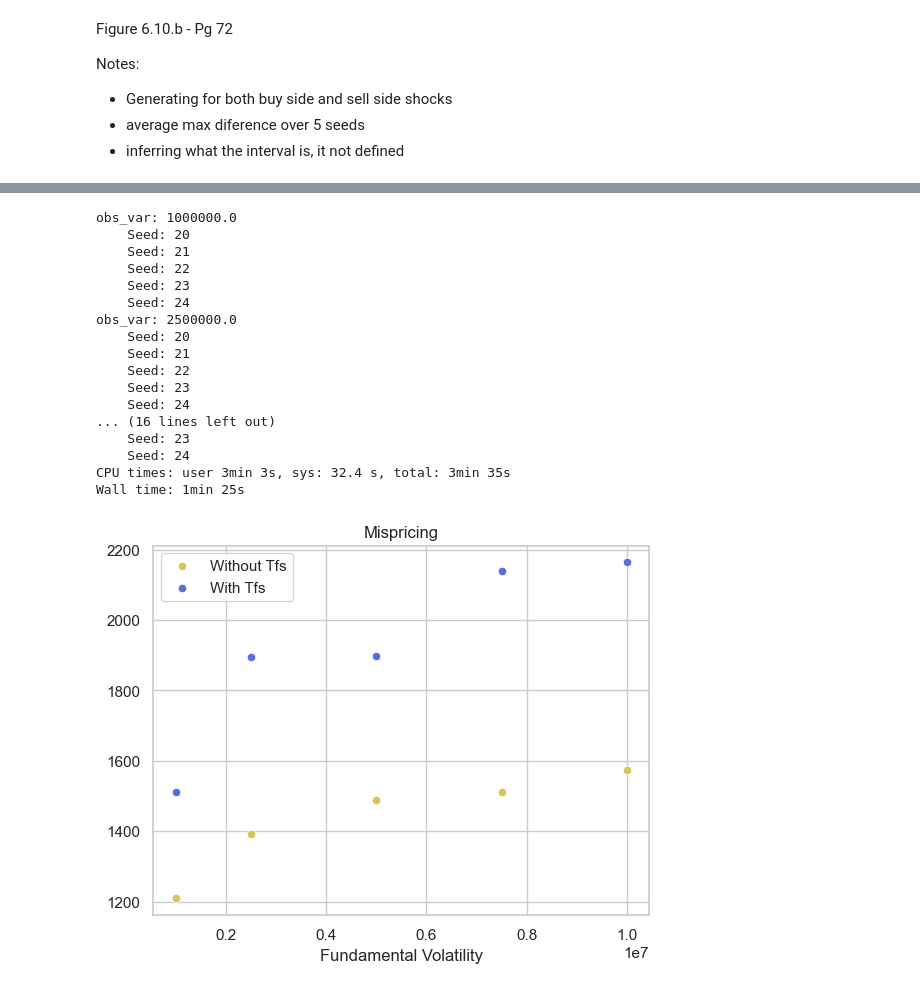
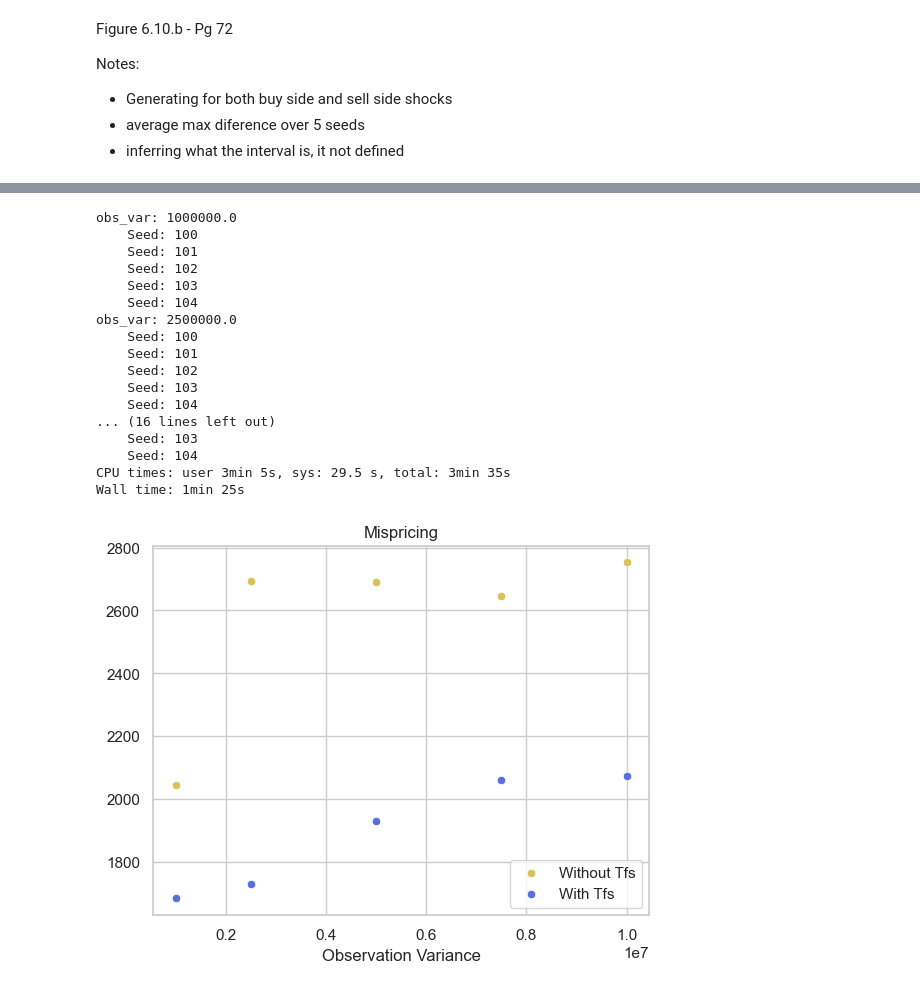
Before and after one commit to dipplestix/pymarketsim, a Jupyter notebook: recreation_6.5.ipynb, the cells around one changed output, grey strips where cells are left out. Saved outputs shown, nothing was run; the diff lists cells and outputs as text; code cells hidden in the pictures.

```diff
--- a/recreation_6.5.ipynb
+++ b/recreation_6.5.ipynb
@@ -495,7 +495,7 @@ for volatility in [10, 50, 100, 200, 300, 400, 500, 600, 700, 800, 900, 1000]:
                 obs_var = 1e6,
                 eta = 0.8,
                 observe_transactions = True,
-                strategic_variance = 1e6,
+                strategic_variance = 1e3,
                 shock_entry_time = 5000,
                 shock_interval = 500,
                 shock_volume = 50,
@@ -539,7 +539,7 @@ for volatility in [10, 50, 100, 200, 300, 400, 500, 600, 700, 800, 900, 1000]:
                 obs_var = 1e6,
                 eta = 0.8,
                 observe_transactions = True,
-                strategic_variance = 1e6,
+                strategic_variance = 1e3,
                 shock_entry_time = 5000,
                 shock_interval = 500,
                 shock_volume = 50,
@@ -1106,7 +1105,7 @@ plot_trend = {}
 
 for obs_var in [1e6,2.5e6, 5e6, 7.5e6, 1e7]:
     print(f"obs_var: {obs_var}")
-    for seed in range(20, 25):
+    for seed in range(100, 105):
         print(f"    Seed: {seed}")
         sim_no_trend = ShockSimulator(
                 num_background_agents=66,
@@ -1119,16 +1118,16 @@ for obs_var in [1e6,2.5e6, 5e6, 7.5e6, 1e7]:
                 r = 0,
                 shock_var = 1e3,
                 q_max = 10,
-                pv_var = 1e6,
+                pv_var = 1e5,
                 shade=[500, 1000],
                 obs_var = obs_var,
                 eta = 0.8,
                 observe_transactions = True,
-                strategic_variance = 1e6,
+                strategic_variance = 1e3,
                 shock_entry_time = 5000,
                 shock_interval = 500,
                 shock_volume = 50,
-                shock_side = BUY,
+                shock_side = SELL,
                 L = 4,
                 PI = 100.0,
                 texp = 50,
@@ -1169,11 +1168,11 @@ for obs_var in [1e6,2.5e6, 5e6, 7.5e6, 1e7]:
                 obs_var = obs_var,
                 eta = 0.8,
                 observe_transactions = True,
-                strategic_variance = 1e6,
+                strategic_variance = 1e3,
                 shock_entry_time = 5000,
                 shock_interval = 500,
                 shock_volume = 50,
-                shock_side = BUY,
+                shock_side = SELL,
                 L = 4,
                 PI = 100.0,
                 texp = 50,
@@ -1214,45 +1213,45 @@ for k, v in plot_no_trend.items():
     # print(k , v)
 
 
 X_t = []
 Y_t = []
 
 for k, v in plot_trend.items():
 
     X_t.append(k)
     Y_t.append(v / 5)
 
 sns.scatterplot(x=X_nt, y=Y_nt, color=palette[1], label="Without Tfs")
 sns.scatterplot(x=X_t, y=Y_t, color=palette[5], label="With Tfs")
 
 # Set plot labels and title
-plt.xlabel('Fundamental Volatility')
+plt.xlabel('Observation Variance')
 plt.ylabel('')
 plt.title('Mispricing')
 
 # Display legend
 plt.legend()
 
 base = "/Users/rishithseelam/Code/SURE-SRG/market-sim-py/results/fig_6.10.b/"
 
 # save plot
 plt.savefig(base + f"6.10.b_BUY.png")
 # %% [output]
 obs_var: 1000000.0
-    Seed: 20
-    Seed: 21
-    Seed: 22
-    Seed: 23
-    Seed: 24
+    Seed: 100
+    Seed: 101
+    Seed: 102
+    Seed: 103
+    Seed: 104
 obs_var: 2500000.0
-    Seed: 20
-    Seed: 21
-    Seed: 22
-    Seed: 23
-    Seed: 24
+    Seed: 100
+    Seed: 101
+    Seed: 102
+    Seed: 103
+    Seed: 104
 ... (16 lines left out)
-    Seed: 23
-    Seed: 24
-CPU times: user 3min 3s, sys: 32.4 s, total: 3min 35s
+    Seed: 103
+    Seed: 104
+CPU times: user 3min 5s, sys: 29.5 s, total: 3min 35s
 Wall time: 1min 25s
-[figure, old version]
+[figure, new version]
```
Also changed, not shown: parts of 2 cells of this notebook, 1 other file.
